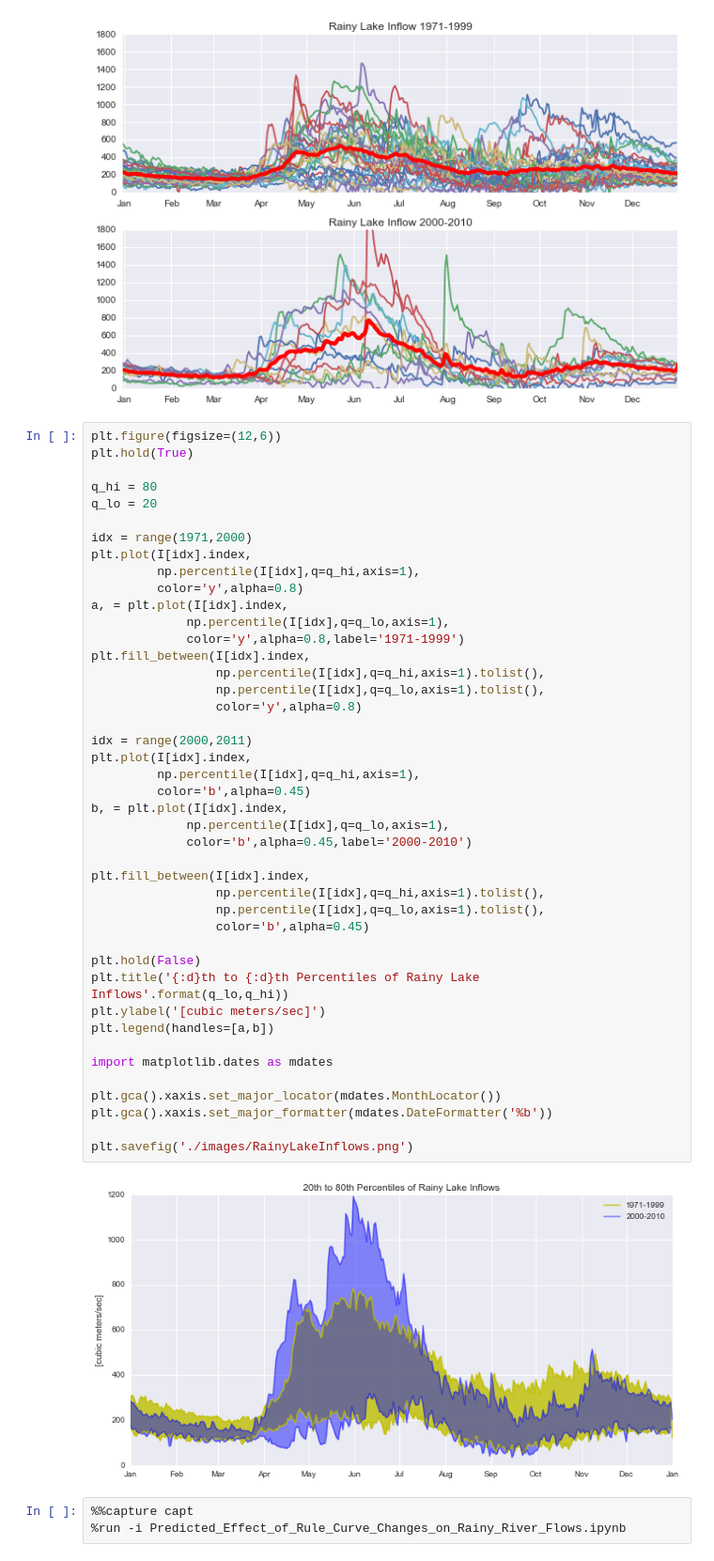
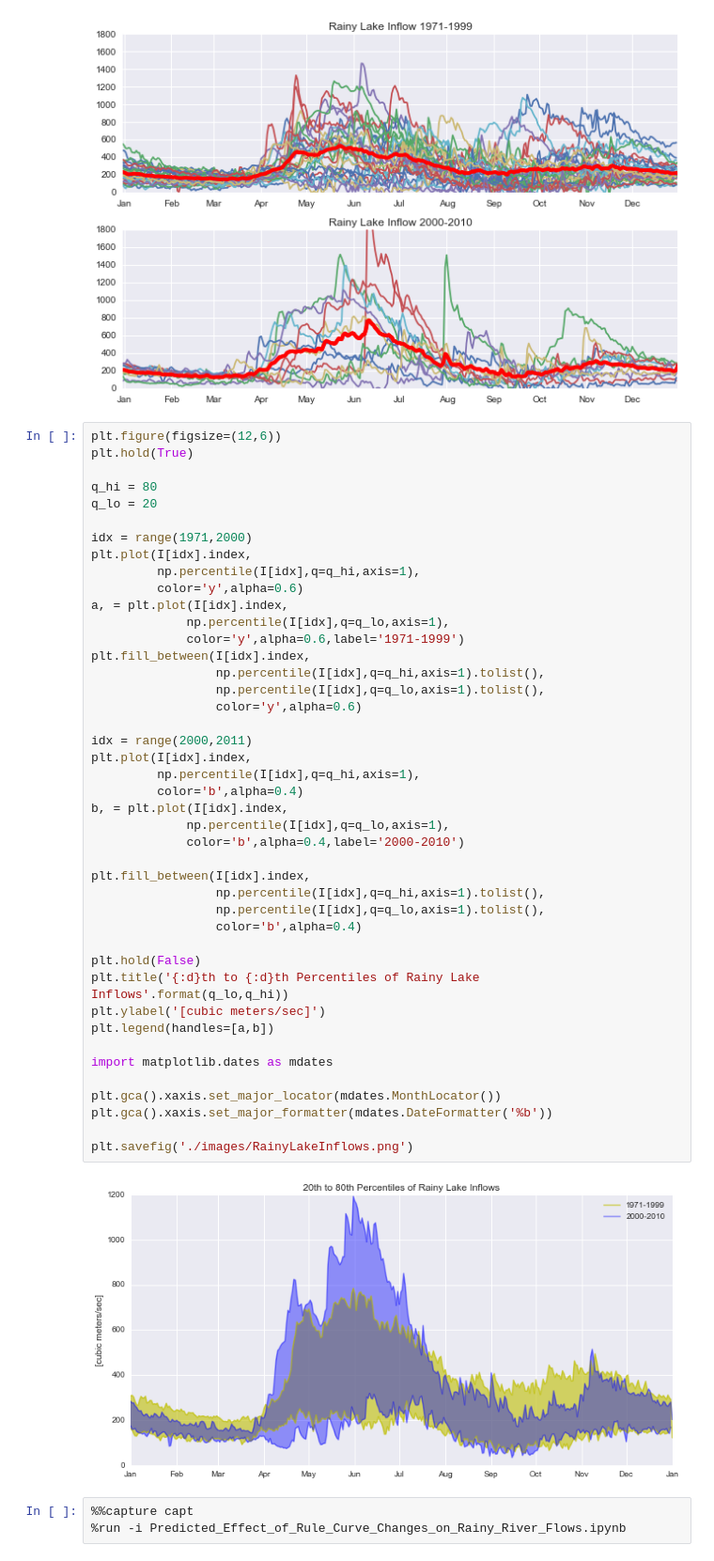
Before and after one commit to kmcgarry7/Rainy-Lake-Hydrology, a Jupyter notebook: Estimating_Rainy_Lake_Inflows_1971-2010.ipynb, the cells around one changed output. Shown at 94% size. Saved outputs shown, nothing was run; the diff lists cells and outputs as text.

```diff
--- a/Estimating_Rainy_Lake_Inflows_1971-2010.ipynb
+++ b/Estimating_Rainy_Lake_Inflows_1971-2010.ipynb
@@ -279,41 +288,41 @@ q_lo = 20
 idx = range(1971,2000)
 plt.plot(I[idx].index,
          np.percentile(I[idx],q=q_hi,axis=1),
-         color='y',alpha=0.8)
+         color='y',alpha=0.6)
 a, = plt.plot(I[idx].index,
              np.percentile(I[idx],q=q_lo,axis=1),
-             color='y',alpha=0.8,label='1971-1999')
+             color='y',alpha=0.6,label='1971-1999')
 plt.fill_between(I[idx].index,
                  np.percentile(I[idx],q=q_hi,axis=1).tolist(),
                  np.percentile(I[idx],q=q_lo,axis=1).tolist(),
-                 color='y',alpha=0.8)
+                 color='y',alpha=0.6)
 
 idx = range(2000,2011)
 plt.plot(I[idx].index,
          np.percentile(I[idx],q=q_hi,axis=1),
-         color='b',alpha=0.45)
+         color='b',alpha=0.4)
 b, = plt.plot(I[idx].index,
              np.percentile(I[idx],q=q_lo,axis=1),
-             color='b',alpha=0.45,label='2000-2010')
+             color='b',alpha=0.4,label='2000-2010')
 
 plt.fill_between(I[idx].index,
                  np.percentile(I[idx],q=q_hi,axis=1).tolist(),
                  np.percentile(I[idx],q=q_lo,axis=1).tolist(),
-                 color='b',alpha=0.45)
+                 color='b',alpha=0.4)
 
 plt.hold(False)
 plt.title('{:d}th to {:d}th Percentiles of Rainy Lake Inflows'.format(q_lo,q_hi))
 plt.ylabel('[cubic meters/sec]')
 plt.legend(handles=[a,b])
 
 import matplotlib.dates as mdates
 
 plt.gca().xaxis.set_major_locator(mdates.MonthLocator())
 plt.gca().xaxis.set_major_formatter(mdates.DateFormatter('%b'))
 
 plt.savefig('./images/RainyLakeInflows.png')
 # %% [output]
-[figure, old version]
+[figure, new version]
 # %%
 %%capture capt
 %run -i Predicted_Effect_of_Rule_Curve_Changes_on_Rainy_River_Flows.ipynb
```
Also changed, not shown: parts of 42 cells of this notebook, 19 other files.
